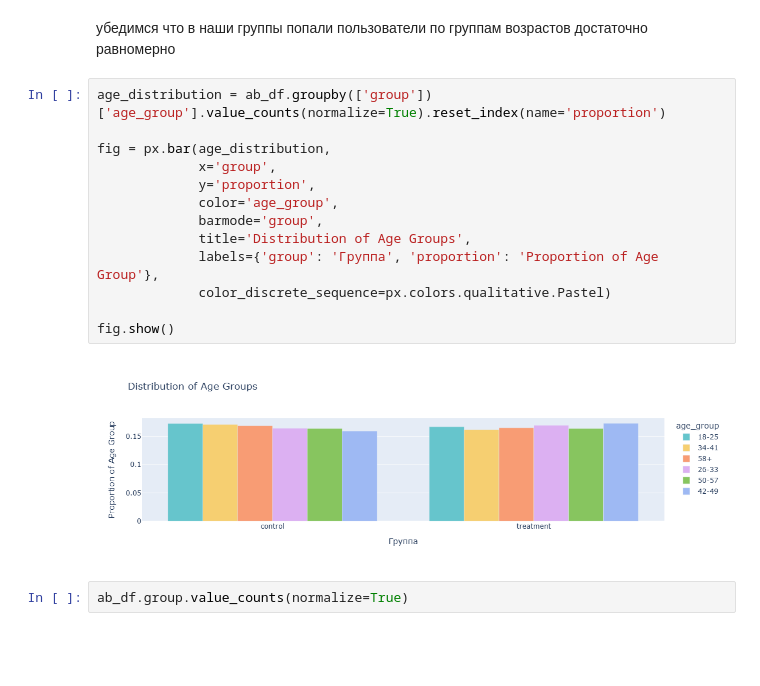
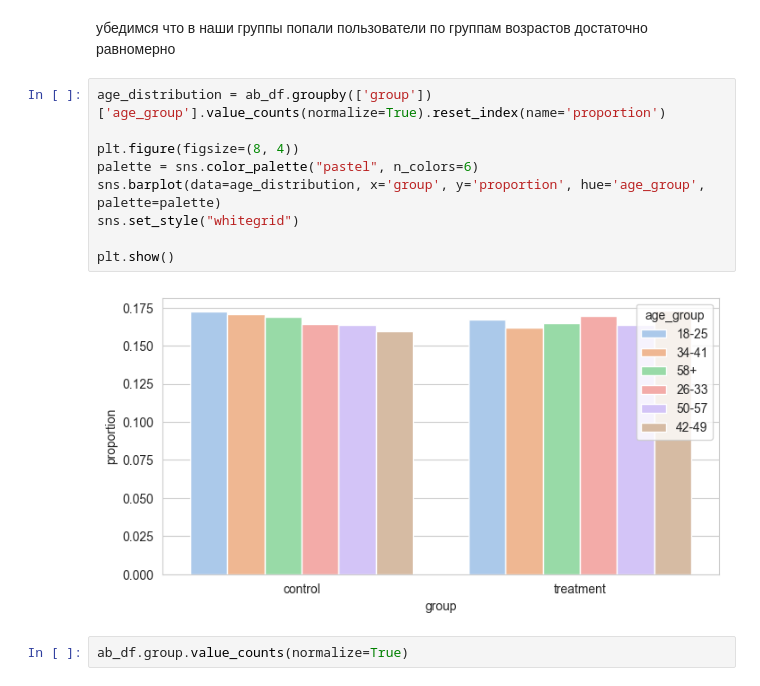
Before and after one commit to SMaksimena/Data-Science, a Jupyter notebook: module_2/descriptive_stats/ab_test_inference_solution.ipynb, the cells around one changed output. Cells and saved outputs as stored; diff of their text form; blank space fills up the shorter version.

```diff
--- a/module_2/descriptive_stats/ab_test_inference_solution.ipynb
+++ b/module_2/descriptive_stats/ab_test_inference_solution.ipynb
@@ -199,21 +191,17 @@ dtypes: datetime64[ns](1), int64(1), object(6)
 memory usage: 590.1+ KB
 # %% [markdown]
 убедимся что в наши группы попали пользователи по группам возрастов достаточно равномерно
-# %%
-age_distribution = ab_df.groupby(['group'])['age_group'].value_counts(normalize=True).reset_index(name='proportion')
-
-fig = px.bar(age_distribution,
-             x='group',
-             y='proportion',
-             color='age_group',
-             barmode='group',
-             title='Distribution of Age Groups',
-             labels={'group': 'Группа', 'proportion': 'Proportion of Age Group'},
-             color_discrete_sequence=px.colors.qualitative.Pastel)
-
-fig.show()
-# %% [output]
-[figure, removed]
+# %%
+age_distribution = ab_df.groupby(['group'])['age_group'].value_counts(normalize=True).reset_index(name='proportion')
+
+plt.figure(figsize=(8, 4))
+palette = sns.color_palette("pastel", n_colors=6)
+sns.barplot(data=age_distribution, x='group', y='proportion', hue='age_group', palette=palette)
+sns.set_style("whitegrid")
+
+plt.show()
+# %% [output]
+[figure, added]
 # %%
 ab_df.group.value_counts(normalize=True)
 # %% [output]
```
Also changed, not shown: parts of 9 cells of this notebook.
